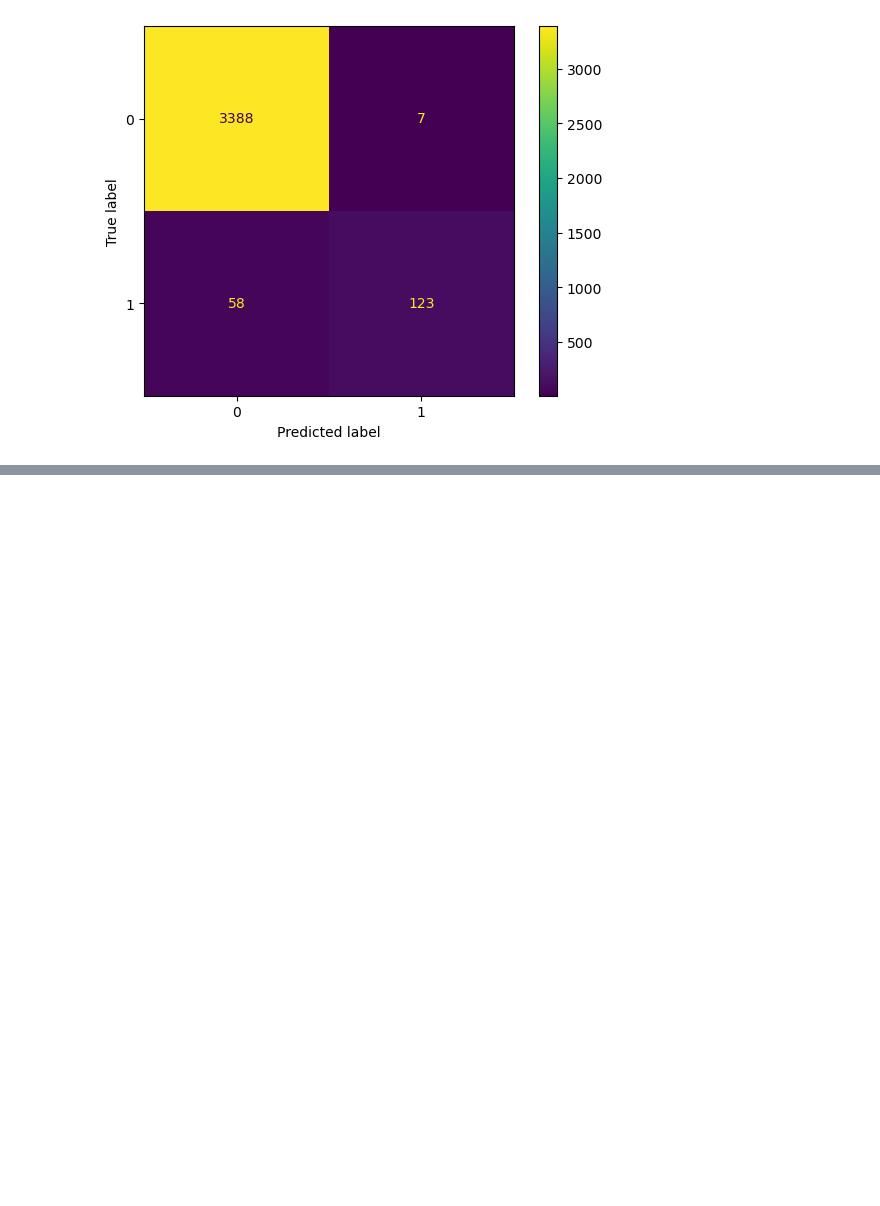
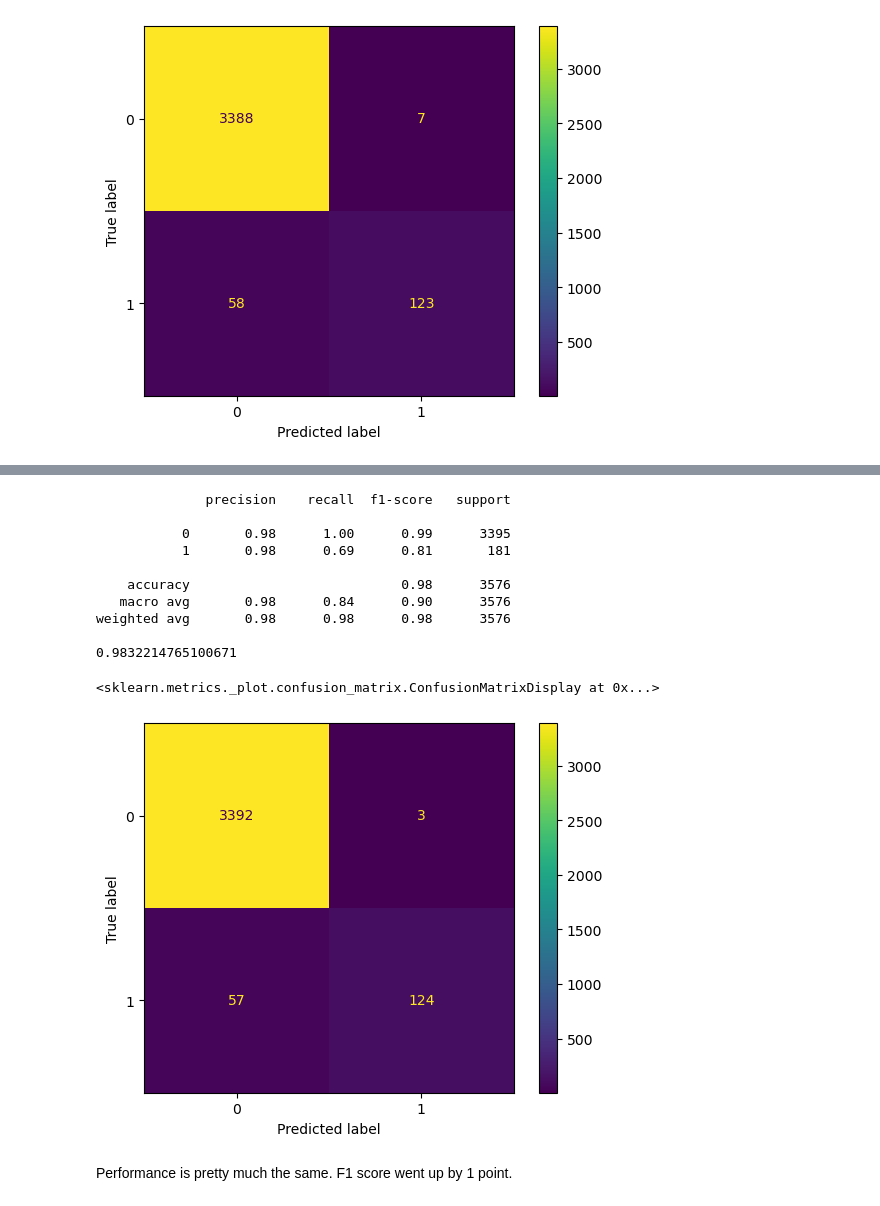
Before and after one commit to sabrinasayed99/Fake-Job-Posts, a Jupyter notebook: XGBoost_Model.ipynb, the cells around one changed output, grey strips where cells are left out. Saved outputs shown, nothing was run; the diff lists cells and outputs as text; code cells hidden in the pictures; blank space fills up the shorter version.

Commit message:
model interpreting, adv nlp, modeling

```diff
--- a/XGBoost_Model.ipynb
+++ b/XGBoost_Model.ipynb
@@ -254,0 +598,51 @@ RMSE: 0.2316606766548223
+# %%
+# Load version 2 of cleaned data
+df2 = pd.read_csv('/Users/sabrinasayed/Documents/GitHub/Fake-Job-Posts/Data/Cleaned_Processed_Data_2.csv')
+# %%
+# Separate numericals and categoricals
+numerical = ['telecommuting','has_company_logo','has_questions','description_length']
+categorical = ['dominant_topic']
+
+preprocessor = ColumnTransformer(
+    transformers=[
+        ('num', StandardScaler(), numerical),
+        ('cat', OneHotEncoder(), categorical)],
+         remainder= 'passthrough')
+
+# Build pipeline
+pipeline = Pipeline([
+    ("preprocessor", preprocessor),
+    ("classifier", XGBClassifier())
+])
+
+# Split the data
+X = df2.drop('fraudulent', axis=1)
+y = df2['fraudulent']
+X_train, X_test, y_train, y_test = train_test_split(X, y, test_size=0.2, random_state=42)
+
+
+# Train the model
+xgb2 = pipeline.fit(X_train, y_train)
+
+# Make predictions
+y_pred2 = xgb2.predict(X_test)
+# %%
+# Evaluate the model
+print(classification_report(y_test, y_pred2))
+print(accuracy_score(y_test, y_pred2))
+ConfusionMatrixDisplay.from_estimator(xgb2, X_test, y_test)
+# %% [output]
+              precision    recall  f1-score   support
+
+           0       0.98      1.00      0.99      3395
+           1       0.98      0.69      0.81       181
+
+    accuracy                           0.98      3576
+   macro avg       0.98      0.84      0.90      3576
+weighted avg       0.98      0.98      0.98      3576
+
+0.9832214765100671
+<sklearn.metrics._plot.confusion_matrix.ConfusionMatrixDisplay at 0x...>
+[figure, added]
+# %% [markdown]
+Performance is pretty much the same. F1 score went up by 1 point.
```
Also changed, not shown: parts of 26 cells of this notebook, 4 other files.
